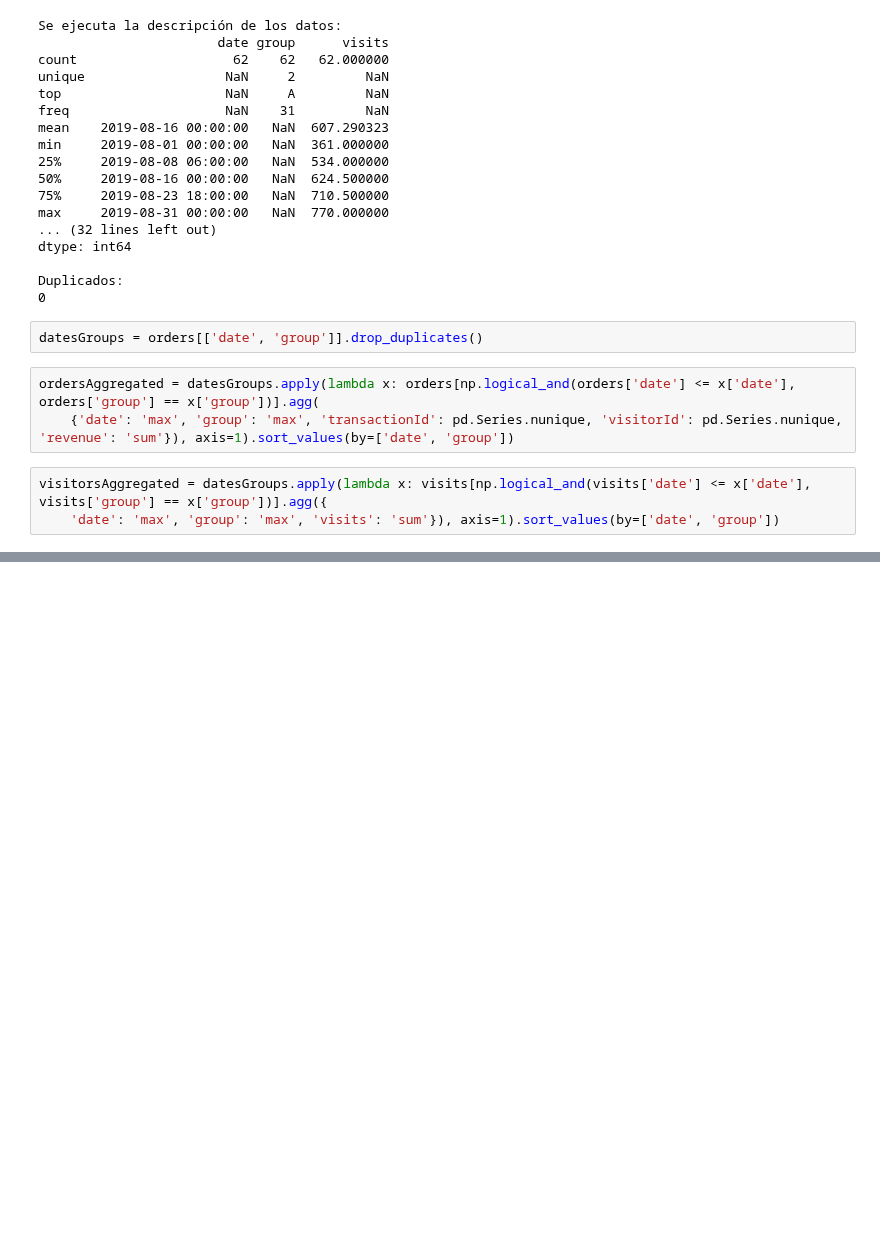
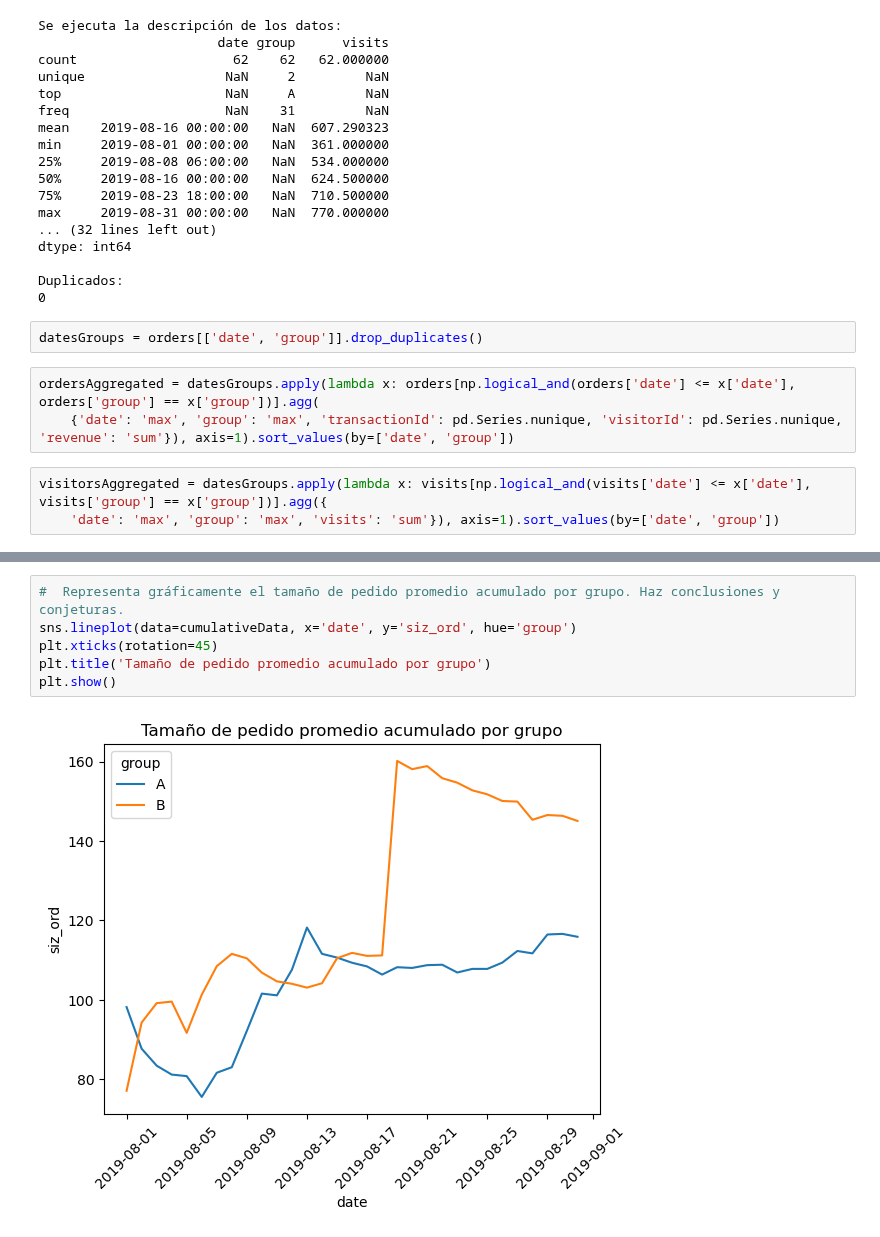
Before and after one commit to hukitan/tripleten, a Jupyter notebook: Proyectos_en_desarrollo/proyecto 10/proyecto 10.ipynb, the cells around one changed output, grey strips where cells are left out. Drawn from its saved outputs; the diff is of its cells as text; blank space fills up the shorter version.

```diff
--- a/Proyectos_en_desarrollo/proyecto 10/proyecto 10.ipynb
+++ b/Proyectos_en_desarrollo/proyecto 10/proyecto 10.ipynb
@@ -166,0 +184,8 @@ print(cumulativeData.head(5))
+# %%
+#  Representa gráficamente el tamaño de pedido promedio acumulado por grupo. Haz conclusiones y conjeturas.
+sns.lineplot(data=cumulativeData, x='date', y='siz_ord', hue='group')
+plt.xticks(rotation=45)
+plt.title('Tamaño de pedido promedio acumulado por grupo')
+plt.show()
+# %% [output]
+[figure, added]
```
Also changed, not shown: parts of 6 cells of this notebook.
